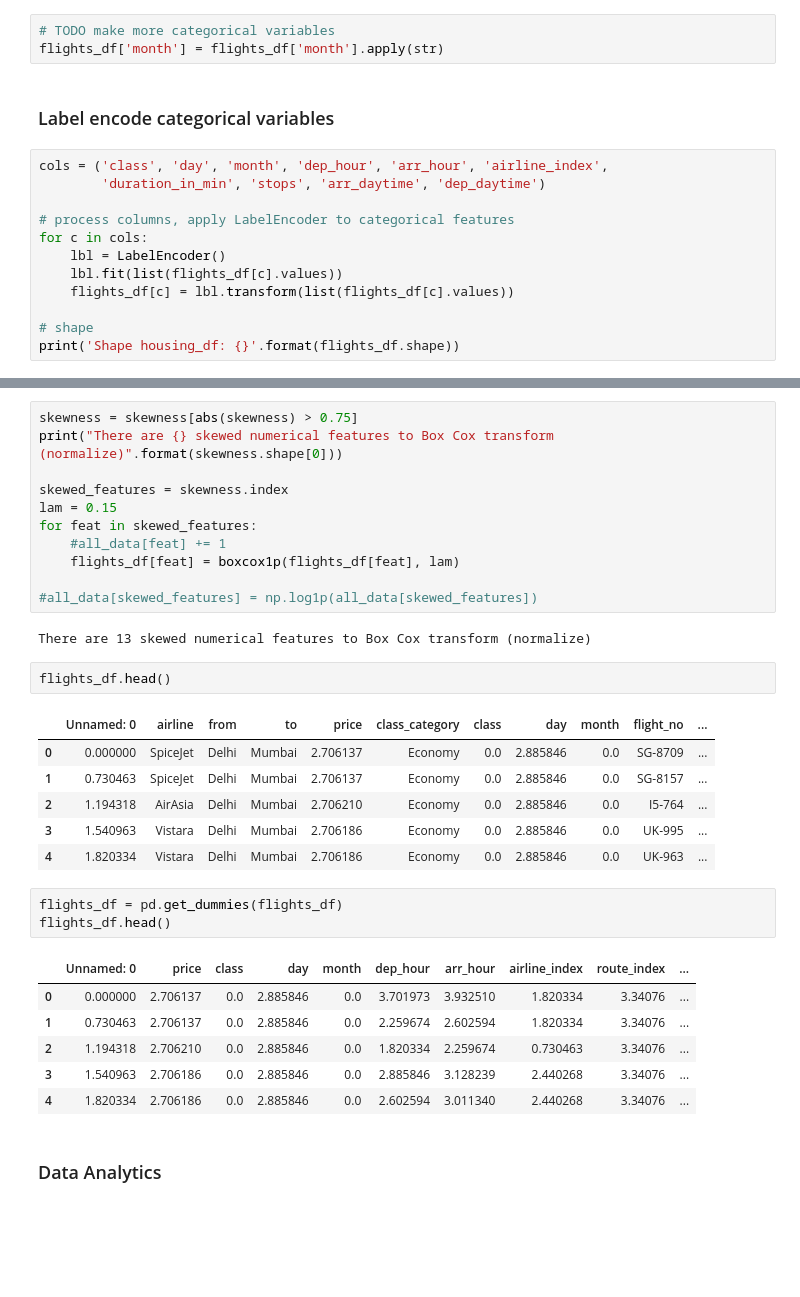
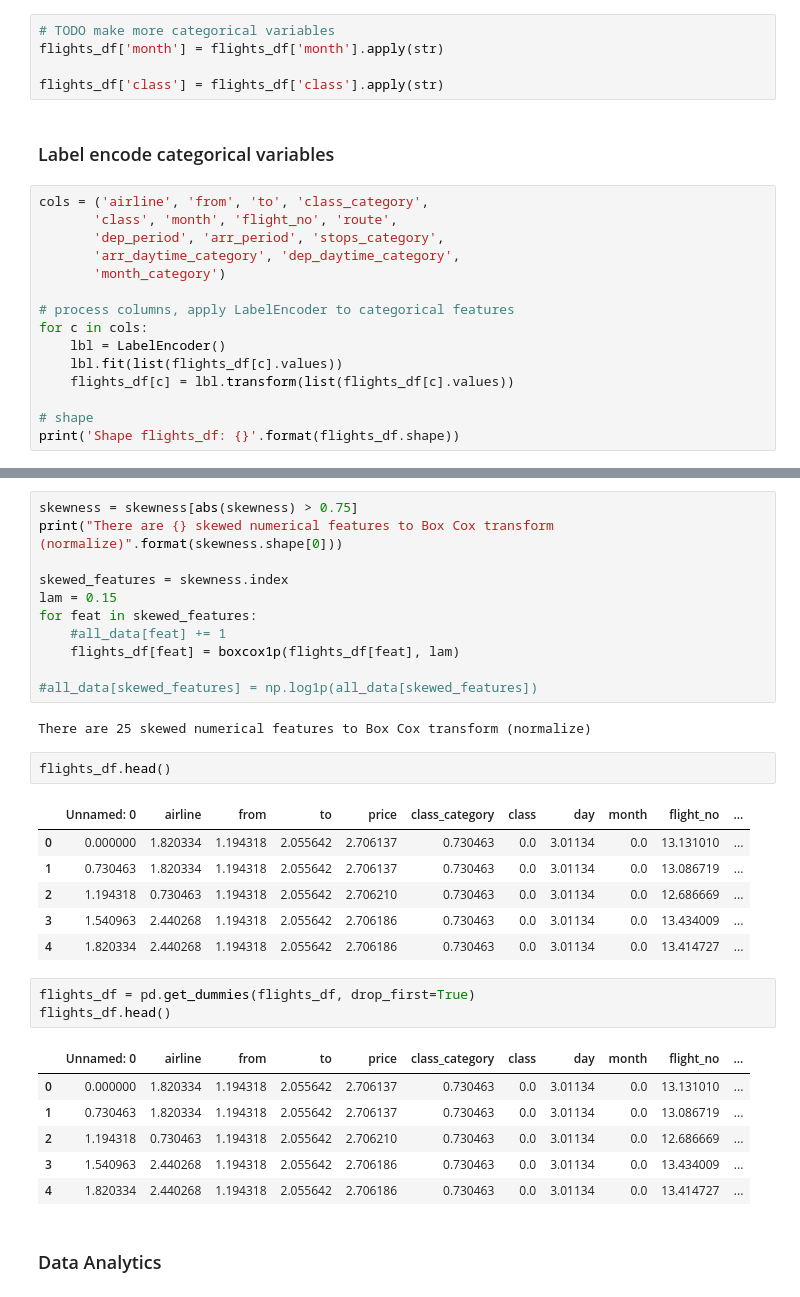
Before and after one commit to mlouisewoo/Data-Science-Project, a Jupyter notebook: FlightProject.ipynb, the cells around one changed output, grey strips where cells are left out. Drawn from its saved outputs; the diff is of its cells as text; blank space fills up the shorter version.

```diff
--- a/FlightProject.ipynb
+++ b/FlightProject.ipynb
@@ -184,11 +184,16 @@ sns.heatmap(corrmat, vmax=.8, square=True);
 # %%
 # TODO make more categorical variables
 flights_df['month'] = flights_df['month'].apply(str)
+
+flights_df['class'] = flights_df['class'].apply(str)
 # %% [markdown]
 ### Label encode categorical variables
 # %%
-cols = ('class', 'day', 'month', 'dep_hour', 'arr_hour', 'airline_index',
-        'duration_in_min', 'stops', 'arr_daytime', 'dep_daytime')
+cols = ('airline', 'from', 'to', 'class_category',
+       'class', 'month', 'flight_no', 'route',
+       'dep_period', 'arr_period', 'stops_category',
+       'arr_daytime_category', 'dep_daytime_category',
+       'month_category')
 
 # process columns, apply LabelEncoder to categorical features
 for c in cols:
@@ -197,5 +202,5 @@ for c in cols:
     flights_df[c] = lbl.transform(list(flights_df[c].values))
 
 # shape
-print('Shape housing_df: {}'.format(flights_df.shape))
+print('Shape flights_df: {}'.format(flights_df.shape))
 # %% [output]
@@ -241,26 +246,26 @@ for feat in skewed_features:
 
 #all_data[skewed_features] = np.log1p(all_data[skewed_features])
 # %% [output]
-There are 13 skewed numerical features to Box Cox transform (normalize)
+There are 25 skewed numerical features to Box Cox transform (normalize)
 # %%
 flights_df.head()
 # %% [output]
 |  | Unnamed: 0 | airline | from | to | price | class_category | class | day | month | flight_no | ... |
-| 0 | 0.000000 | SpiceJet | Delhi | Mumbai | 2.706137 | Economy | 0.0 | 2.885846 | 0.0 | SG-8709 | ... |
-| 1 | 0.730463 | SpiceJet | Delhi | Mumbai | 2.706137 | Economy | 0.0 | 2.885846 | 0.0 | SG-8157 | ... |
-| 2 | 1.194318 | AirAsia | Delhi | Mumbai | 2.706210 | Economy | 0.0 | 2.885846 | 0.0 | I5-764 | ... |
-| 3 | 1.540963 | Vistara | Delhi | Mumbai | 2.706186 | Economy | 0.0 | 2.885846 | 0.0 | UK-995 | ... |
-| 4 | 1.820334 | Vistara | Delhi | Mumbai | 2.706186 | Economy | 0.0 | 2.885846 | 0.0 | UK-963 | ... |
+| 0 | 0.000000 | 1.820334 | 1.194318 | 2.055642 | 2.706137 | 0.730463 | 0.0 | 3.01134 | 0.0 | 13.131010 | ... |
+| 1 | 0.730463 | 1.820334 | 1.194318 | 2.055642 | 2.706137 | 0.730463 | 0.0 | 3.01134 | 0.0 | 13.086719 | ... |
+| 2 | 1.194318 | 0.730463 | 1.194318 | 2.055642 | 2.706210 | 0.730463 | 0.0 | 3.01134 | 0.0 | 12.686669 | ... |
+| 3 | 1.540963 | 2.440268 | 1.194318 | 2.055642 | 2.706186 | 0.730463 | 0.0 | 3.01134 | 0.0 | 13.434009 | ... |
+| 4 | 1.820334 | 2.440268 | 1.194318 | 2.055642 | 2.706186 | 0.730463 | 0.0 | 3.01134 | 0.0 | 13.414727 | ... |
 # %%
-flights_df = pd.get_dummies(flights_df)
+flights_df = pd.get_dummies(flights_df, drop_first=True)
 flights_df.head()
 # %% [output]
-|  | Unnamed: 0 | price | class | day | month | dep_hour | arr_hour | airline_index | route_index | ... |
-| 0 | 0.000000 | 2.706137 | 0.0 | 2.885846 | 0.0 | 3.701973 | 3.932510 | 1.820334 | 3.34076 | ... |
-| 1 | 0.730463 | 2.706137 | 0.0 | 2.885846 | 0.0 | 2.259674 | 2.602594 | 1.820334 | 3.34076 | ... |
-| 2 | 1.194318 | 2.706210 | 0.0 | 2.885846 | 0.0 | 1.820334 | 2.259674 | 0.730463 | 3.34076 | ... |
-| 3 | 1.540963 | 2.706186 | 0.0 | 2.885846 | 0.0 | 2.885846 | 3.128239 | 2.440268 | 3.34076 | ... |
-| 4 | 1.820334 | 2.706186 | 0.0 | 2.885846 | 0.0 | 2.602594 | 3.011340 | 2.440268 | 3.34076 | ... |
+|  | Unnamed: 0 | airline | from | to | price | class_category | class | day | month | flight_no | ... |
+| 0 | 0.000000 | 1.820334 | 1.194318 | 2.055642 | 2.706137 | 0.730463 | 0.0 | 3.01134 | 0.0 | 13.131010 | ... |
+| 1 | 0.730463 | 1.820334 | 1.194318 | 2.055642 | 2.706137 | 0.730463 | 0.0 | 3.01134 | 0.0 | 13.086719 | ... |
+| 2 | 1.194318 | 0.730463 | 1.194318 | 2.055642 | 2.706210 | 0.730463 | 0.0 | 3.01134 | 0.0 | 12.686669 | ... |
+| 3 | 1.540963 | 2.440268 | 1.194318 | 2.055642 | 2.706186 | 0.730463 | 0.0 | 3.01134 | 0.0 | 13.434009 | ... |
+| 4 | 1.820334 | 2.440268 | 1.194318 | 2.055642 | 2.706186 | 0.730463 | 0.0 | 3.01134 | 0.0 | 13.414727 | ... |
 # %% [markdown]
 ### Data Analytics
 # %%
```
Also changed, not shown: parts of 8 cells of this notebook.
